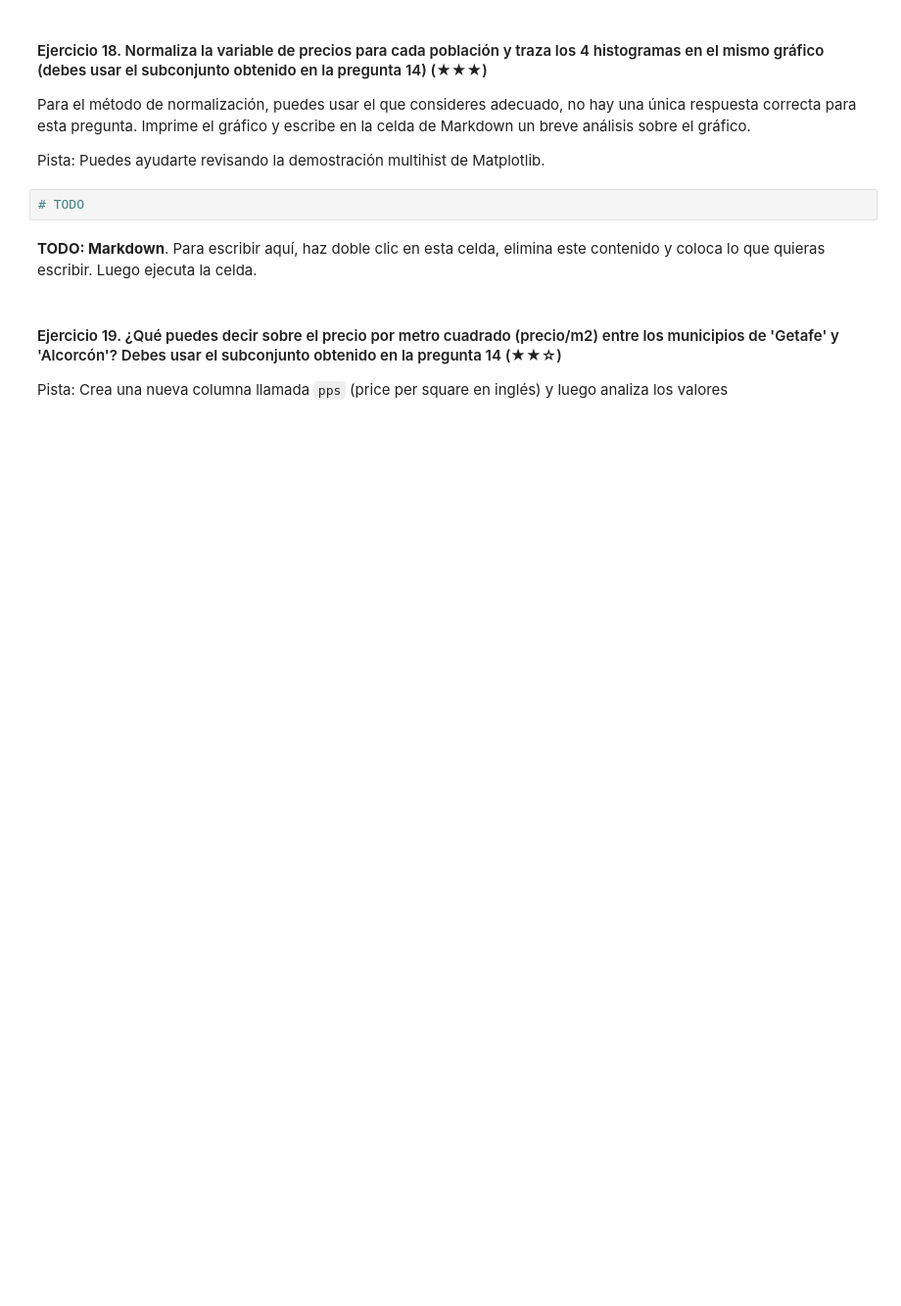
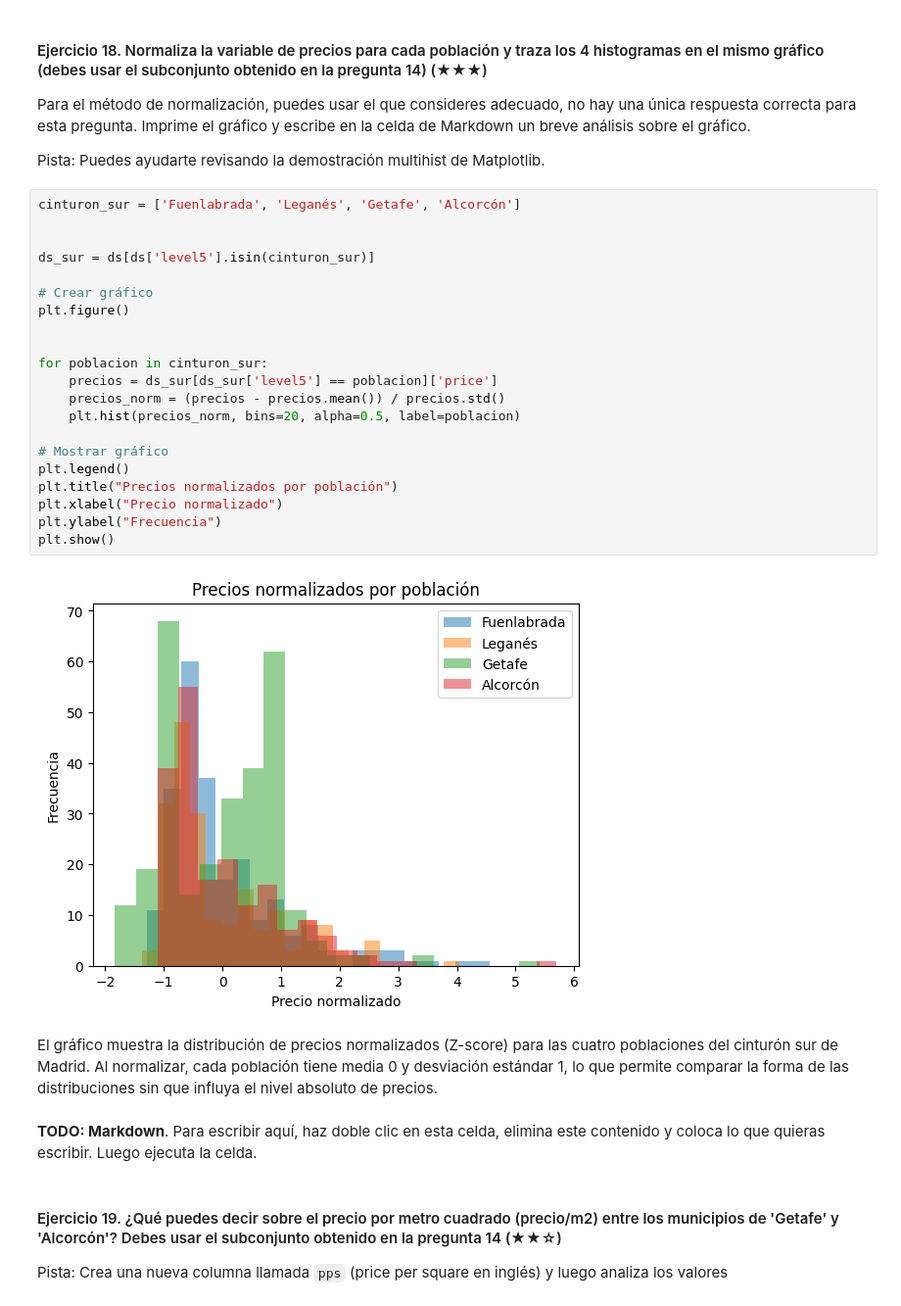
Before and after one commit to SAG-Angeles/realestate-datacleanup-exercise, a Jupyter notebook: project.es.ipynb, the cells around one changed output. Shown: that part at 98% size. Cells and saved outputs as stored; diff of their text form; blank space fills up the shorter version.

```diff
--- a/project.es.ipynb
+++ b/project.es.ipynb
@@ -534,7 +542,30 @@ Para el método de normalización, puedes usar el que consideres adecuado, no ha
 
 Pista: Puedes ayudarte revisando la demostración multihist de Matplotlib.
 # %%
-# TODO
+cinturon_sur = ['Fuenlabrada', 'Leganés', 'Getafe', 'Alcorcón']
+
+
+ds_sur = ds[ds['level5'].isin(cinturon_sur)]
+
+# Crear gráfico
+plt.figure()
+
+
+for poblacion in cinturon_sur:
+    precios = ds_sur[ds_sur['level5'] == poblacion]['price']
+    precios_norm = (precios - precios.mean()) / precios.std()
+    plt.hist(precios_norm, bins=20, alpha=0.5, label=poblacion)
+
+# Mostrar gráfico
+plt.legend()
+plt.title("Precios normalizados por población")
+plt.xlabel("Precio normalizado")
+plt.ylabel("Frecuencia")
+plt.show()
+# %% [output]
+[figure, added]
+# %% [markdown]
+El gráfico muestra la distribución de precios normalizados (Z-score) para las cuatro poblaciones del cinturón sur de Madrid. Al normalizar, cada población tiene media 0 y desviación estándar 1, lo que permite comparar la forma de las distribuciones sin que influya el nivel absoluto de precios.
 # %% [markdown]
 **TODO: Markdown**. Para escribir aquí, haz doble clic en esta celda, elimina este contenido y coloca lo que quieras escribir. Luego ejecuta la celda.
 # %% [markdown]
```
Also changed, not shown: parts of 8 cells of this notebook.
